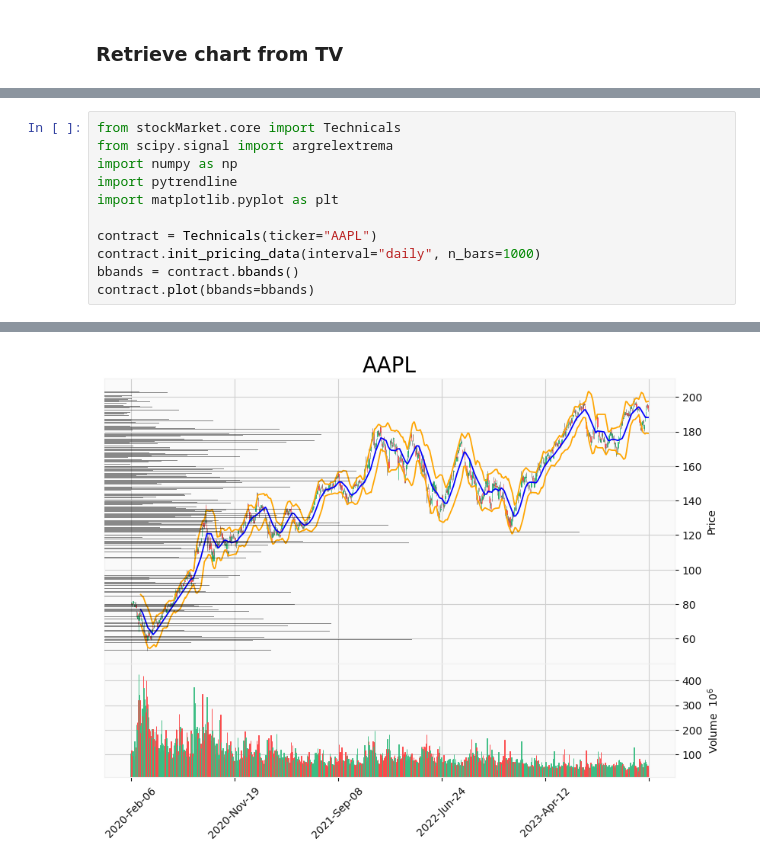
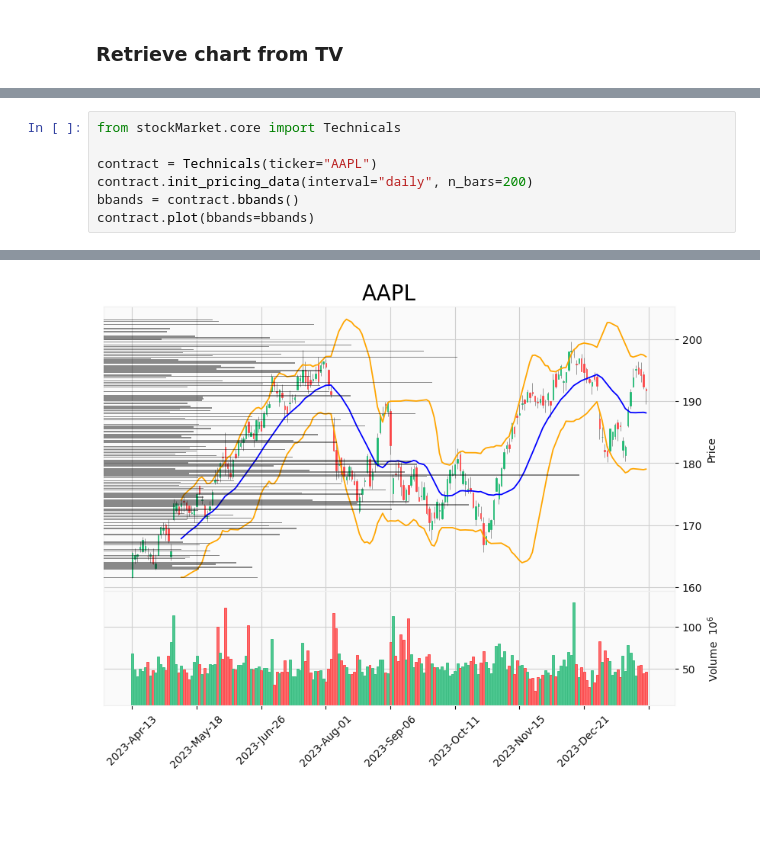
Before and after one commit to 97gamjak/stockMarket, a Jupyter notebook: notebooks/technicalAnalysis.ipynb, the cells around one changed output, grey strips where cells are left out. Cells and saved outputs as stored; diff of their text form; blank space fills up the shorter version.

```diff
--- a/notebooks/technicalAnalysis.ipynb
+++ b/notebooks/technicalAnalysis.ipynb
@@ -39,12 +23,8 @@ datetime
 # %%
 from stockMarket.core import Technicals
-from scipy.signal import argrelextrema
-import numpy as np
-import pytrendline
-import matplotlib.pyplot as plt
 
 contract = Technicals(ticker="AAPL")
-contract.init_pricing_data(interval="daily", n_bars=1000)
+contract.init_pricing_data(interval="daily", n_bars=200)
 bbands = contract.bbands()
 contract.plot(bbands=bbands)
 # %% [output]
@@ -52 +32 @@ WARNING:tvDatafeed.main:you are using nologin method, data you access may be lim
-[figure, old version]
+[figure, new version]
```
Also changed, not shown: parts of 2 cells of this notebook, 5 other files.
